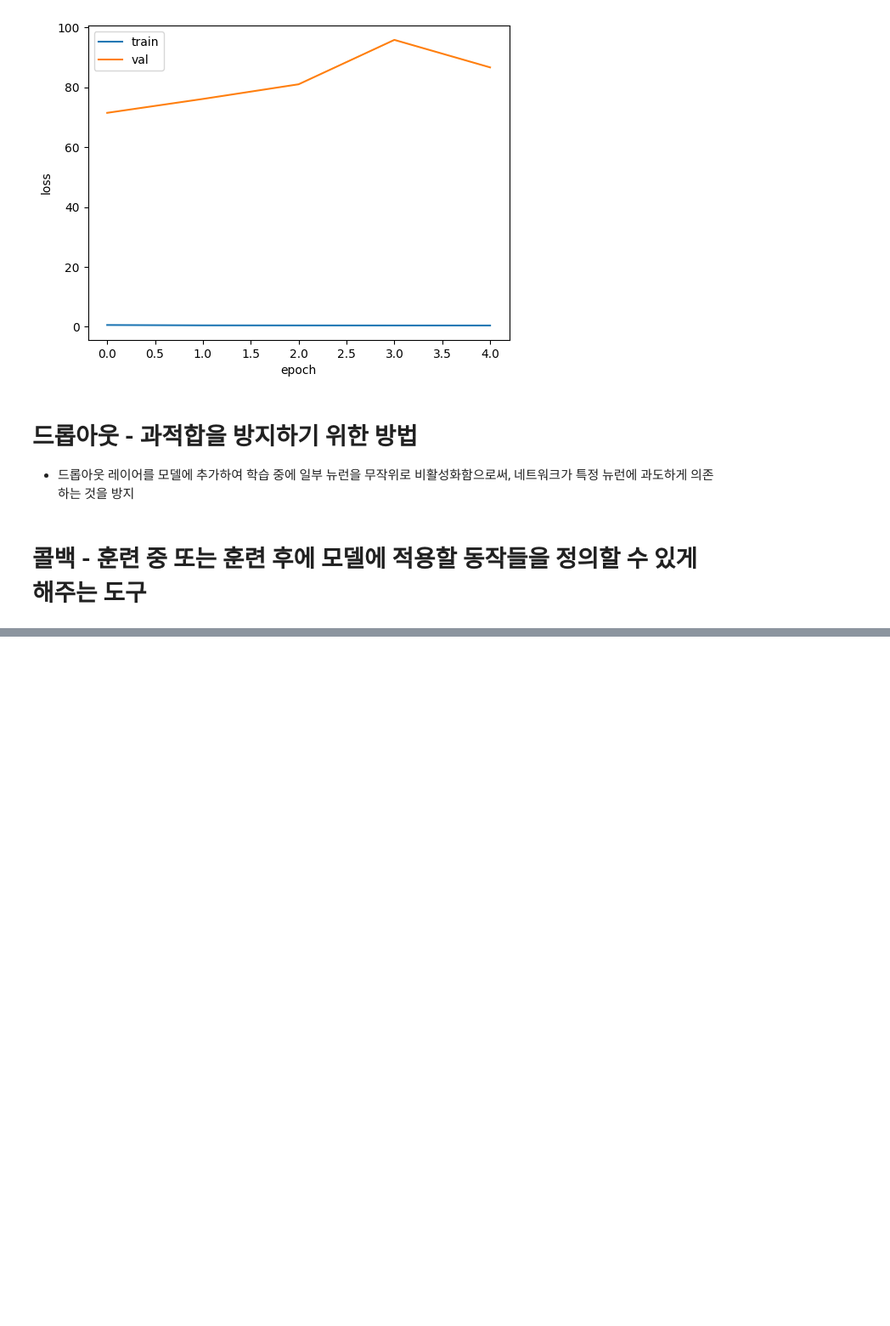
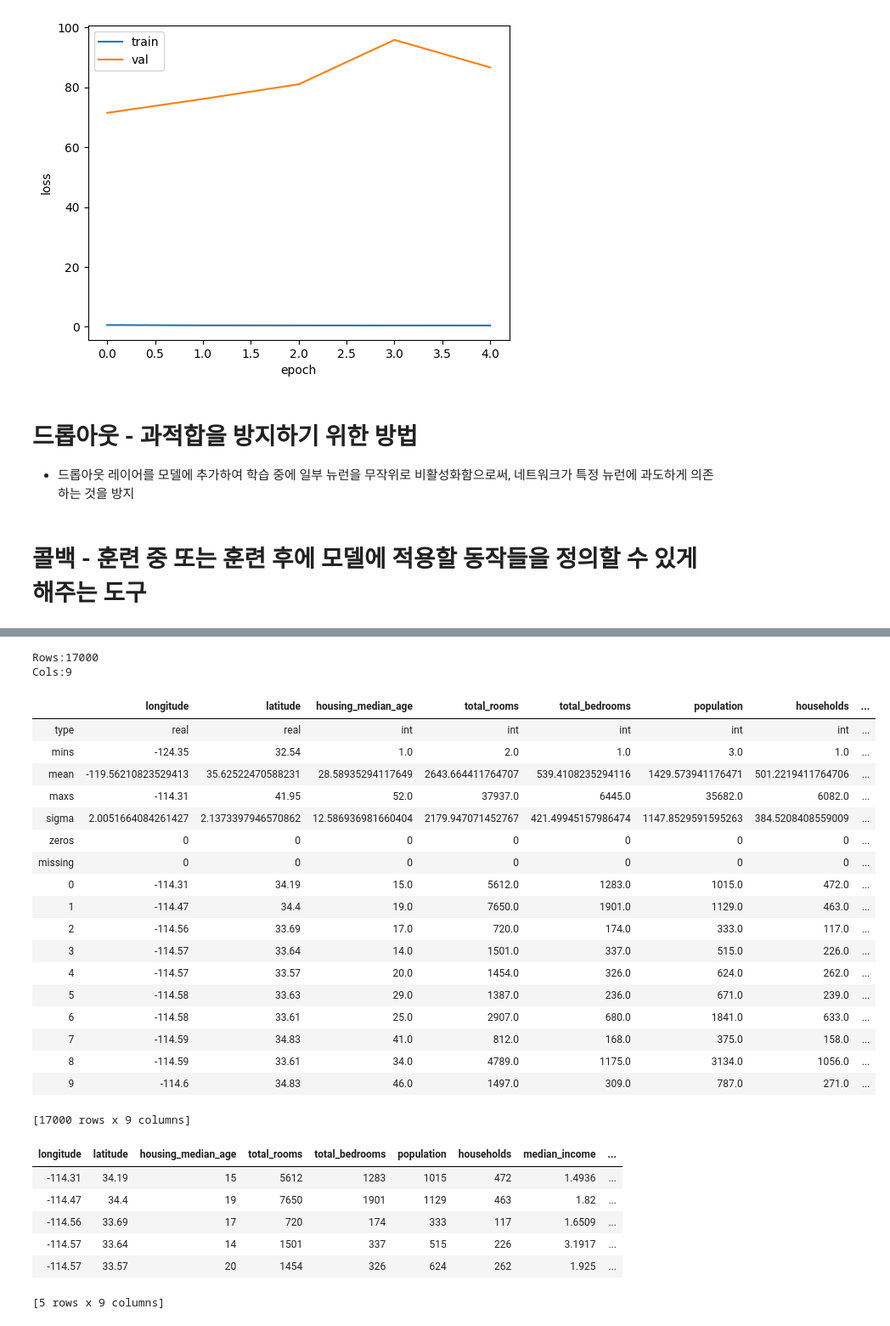
Before and after one commit to helloghostt/modu, a Jupyter notebook: 20240124_day18.ipynb, the cells around one changed output, grey strips where cells are left out. Shown at 85% size. Cells and saved outputs as stored; diff of their text form; code cells hidden in the pictures; blank space fills up the shorter version.

```diff
--- a/20240124_day18.ipynb
+++ b/20240124_day18.ipynb
@@ -885,0 +1156,9 @@ history = dropout_model.fit(
+# %%
+import h2o
+from h2o.automl import H2OAutoML
+
+# 1. H2O 초기화
+h2o.init()
+
+# 2. 데이터 로딩
+data = h2o.import_file("/content/sample_data/california_housing_train.csv")
@@ -885,0 +1183,33 @@ history = dropout_model.fit(
+# %%
+# 데이터의 기본 정보 및 처음 5행을 확인
+data.describe()
+data.head(5)
+# %% [output]
+Rows:17000
+Cols:9
+|  | longitude | latitude | housing_median_age | total_rooms | total_bedrooms | population | households | ... |
+| type | real | real | int | int | int | int | int | ... |
+| mins | -124.35 | 32.54 | 1.0 | 2.0 | 1.0 | 3.0 | 1.0 | ... |
+| mean | -119.56210823529413 | 35.62522470588231 | 28.58935294117649 | 2643.664411764707 | 539.4108235294116 | 1429.573941176471 | 501.2219411764706 | ... |
+| maxs | -114.31 | 41.95 | 52.0 | 37937.0 | 6445.0 | 35682.0 | 6082.0 | ... |
+| sigma | 2.0051664084261427 | 2.1373397946570862 | 12.586936981660404 | 2179.947071452767 | 421.49945157986474 | 1147.8529591595263 | 384.5208408559009 | ... |
+| zeros | 0 | 0 | 0 | 0 | 0 | 0 | 0 | ... |
+| missing | 0 | 0 | 0 | 0 | 0 | 0 | 0 | ... |
+| 0 | -114.31 | 34.19 | 15.0 | 5612.0 | 1283.0 | 1015.0 | 472.0 | ... |
+| 1 | -114.47 | 34.4 | 19.0 | 7650.0 | 1901.0 | 1129.0 | 463.0 | ... |
+| 2 | -114.56 | 33.69 | 17.0 | 720.0 | 174.0 | 333.0 | 117.0 | ... |
+| 3 | -114.57 | 33.64 | 14.0 | 1501.0 | 337.0 | 515.0 | 226.0 | ... |
+| 4 | -114.57 | 33.57 | 20.0 | 1454.0 | 326.0 | 624.0 | 262.0 | ... |
+| 5 | -114.58 | 33.63 | 29.0 | 1387.0 | 236.0 | 671.0 | 239.0 | ... |
+| 6 | -114.58 | 33.61 | 25.0 | 2907.0 | 680.0 | 1841.0 | 633.0 | ... |
+| 7 | -114.59 | 34.83 | 41.0 | 812.0 | 168.0 | 375.0 | 158.0 | ... |
+| 8 | -114.59 | 33.61 | 34.0 | 4789.0 | 1175.0 | 3134.0 | 1056.0 | ... |
+| 9 | -114.6 | 34.83 | 46.0 | 1497.0 | 309.0 | 787.0 | 271.0 | ... |
+[17000 rows x 9 columns]
+| longitude | latitude | housing_median_age | total_rooms | total_bedrooms | population | households | median_income | ... |
+| -114.31 | 34.19 | 15 | 5612 | 1283 | 1015 | 472 | 1.4936 | ... |
+| -114.47 | 34.4 | 19 | 7650 | 1901 | 1129 | 463 | 1.82 | ... |
+| -114.56 | 33.69 | 17 | 720 | 174 | 333 | 117 | 1.6509 | ... |
+| -114.57 | 33.64 | 14 | 1501 | 337 | 515 | 226 | 3.1917 | ... |
+| -114.57 | 33.57 | 20 | 1454 | 326 | 624 | 262 | 1.925 | ... |
+[5 rows x 9 columns]
```
Also changed, not shown: parts of 24 cells of this notebook.
